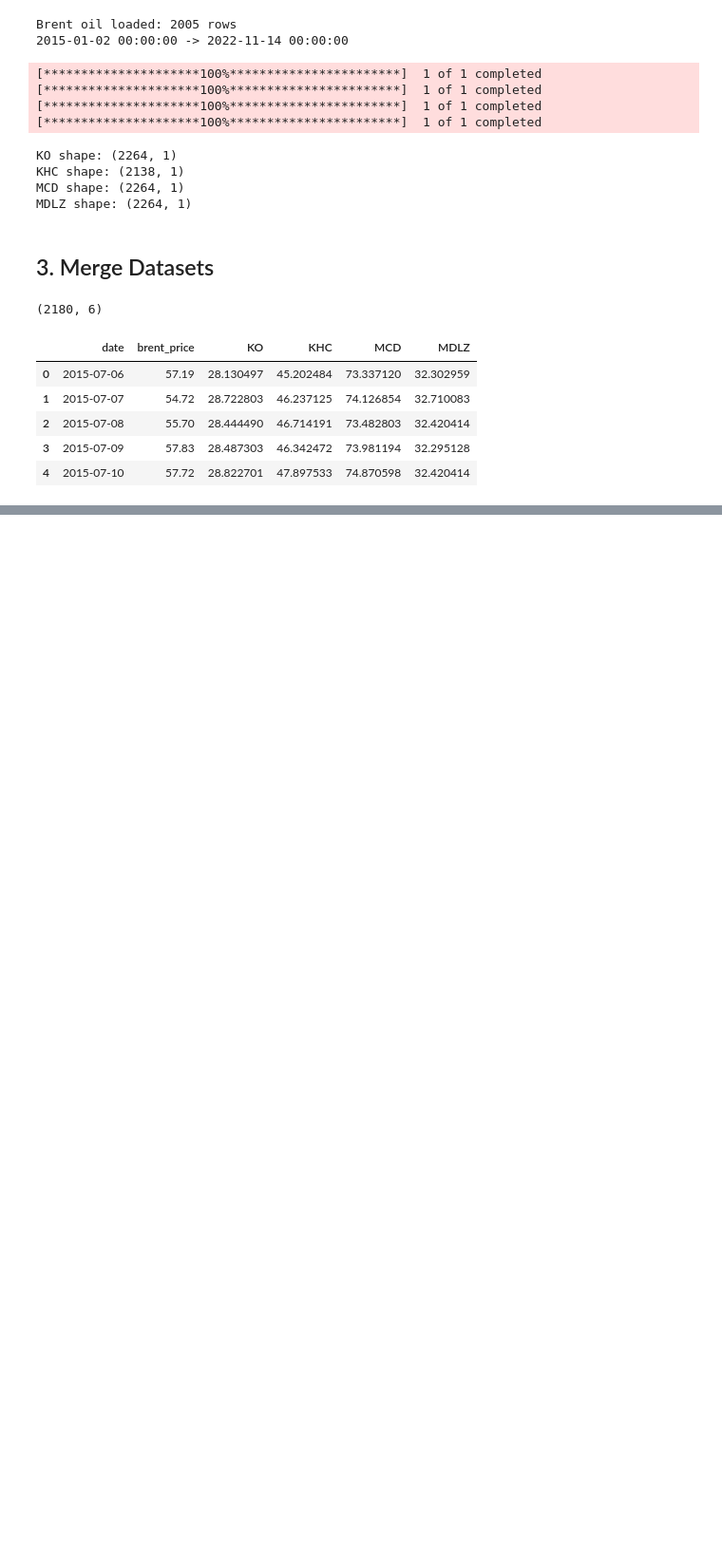
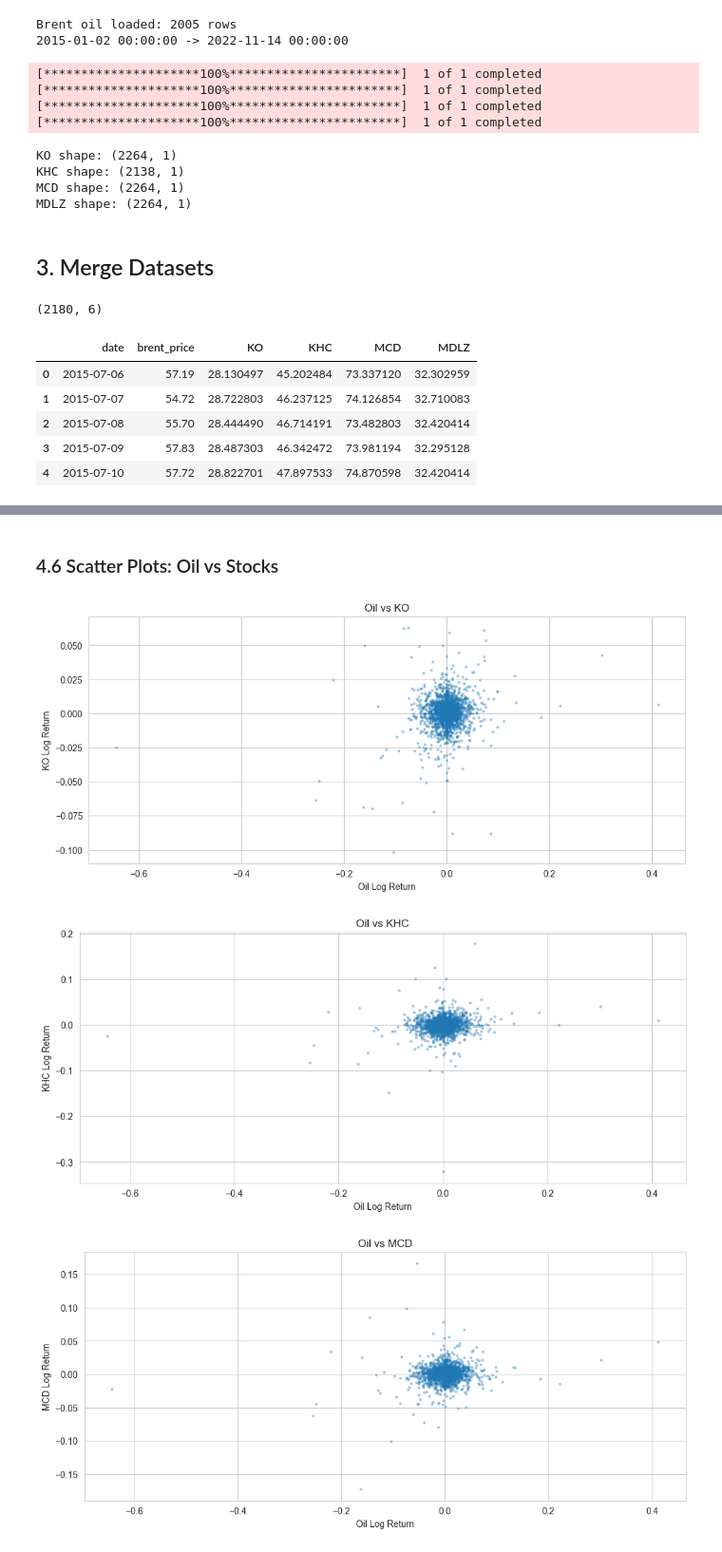
Before and after one commit to alperensarisen/DSA210_Data_Science_Project, a Jupyter notebook: EDA_and_Hypothesis_Tests/eda_hypothesis_test.ipynb, the cells around one changed output, grey strips where cells are left out. Shown at 95% size. Cells and saved outputs as stored; diff of their text form; code cells hidden in the pictures; blank space fills up the shorter version.

```diff
--- a/EDA_and_Hypothesis_Tests/eda_hypothesis_test.ipynb
+++ b/EDA_and_Hypothesis_Tests/eda_hypothesis_test.ipynb
@@ -86,0 +205,34 @@ df.head()
+# %% [markdown]
+### 4.6 Scatter Plots: Oil vs Stocks
+# %%
+plt.figure()
+plt.scatter(df["brent_ret"], df["KO_ret"], alpha=0.3, s=5)
+plt.title("Oil vs KO")
+plt.xlabel("Oil Log Return")
+plt.ylabel("KO Log Return")
+plt.show()
+
+plt.figure()
+plt.scatter(df["brent_ret"], df["KHC_ret"], alpha=0.3, s=5)
+plt.title("Oil vs KHC")
+plt.xlabel("Oil Log Return")
+plt.ylabel("KHC Log Return")
+plt.show()
+
+plt.figure()
+plt.scatter(df["brent_ret"], df["MCD_ret"], alpha=0.3, s=5)
+plt.title("Oil vs MCD")
+plt.xlabel("Oil Log Return")
+plt.ylabel("MCD Log Return")
+plt.show()
+
+plt.figure()
+plt.scatter(df["brent_ret"], df["MDLZ_ret"], alpha=0.3, s=5)
+plt.title("Oil vs MDLZ")
+plt.xlabel("Oil Log Return")
+plt.ylabel("MDLZ Log Return")
+plt.show()
+# %% [output]
+[figure, added]
+[figure, added]
+[figure, added]
```
Also changed, not shown: parts of 14 cells of this notebook.
